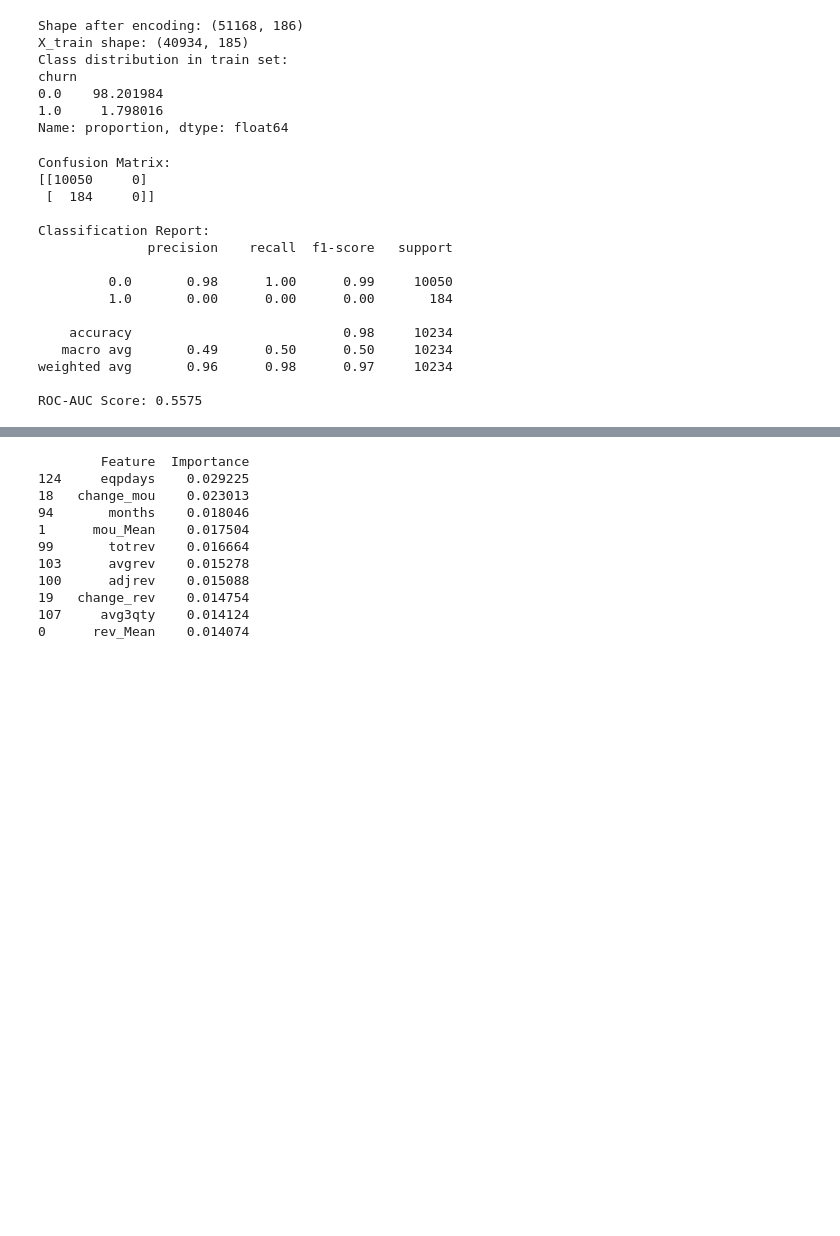
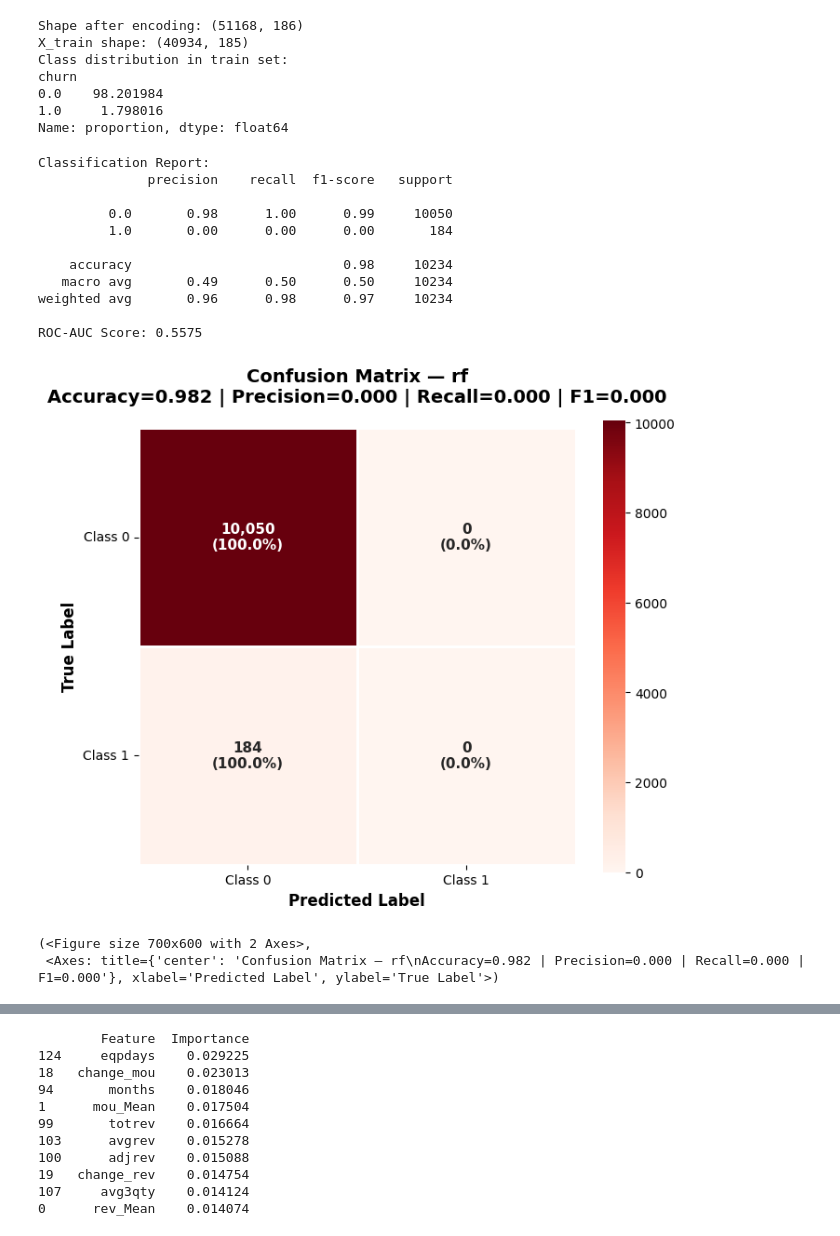
Before and after one commit to AliFazelniya/mlhub, a Jupyter notebook: machine_learning/classification/ds1/main.ipynb, the cells around one changed output, grey strips where cells are left out. Saved outputs shown, nothing was run; the diff lists cells and outputs as text; code cells hidden in the pictures; blank space fills up the shorter version.

```diff
--- a/machine_learning/classification/ds1/main.ipynb
+++ b/machine_learning/classification/ds1/main.ipynb
@@ -106,31 +106,29 @@ Name: proportion, dtype: float64
 # %%
 rf = RandomForestClassifier(n_estimators=100, class_weight='balanced', random_state=42, n_jobs=-1)
 rf.fit(X_train, y_train)
 
 y_pred = rf.predict(X_test)
 y_prob = rf.predict_proba(X_test)[:, 1]
 
-print("Confusion Matrix:")
-print(confusion_matrix(y_test, y_pred))
 print("\nClassification Report:")
 print(classification_report(y_test, y_pred))
 print(f"ROC-AUC Score: {roc_auc_score(y_test, y_prob):.4f}")
+pu.plot_confusion_matrix(y_true = y_test, y_pred = y_pred, model_name = "rf")
 # %% [output]
-Confusion Matrix:
-[[10050     0]
- [  184     0]]
-
 Classification Report:
               precision    recall  f1-score   support
 
          0.0       0.98      1.00      0.99     10050
          1.0       0.00      0.00      0.00       184
 
     accuracy                           0.98     10234
    macro avg       0.49      0.50      0.50     10234
 weighted avg       0.96      0.98      0.97     10234
 
 ROC-AUC Score: 0.5575
+[figure, added]
+(<Figure size 700x600 with 2 Axes>,
+ <Axes: title={'center': 'Confusion Matrix — rf\nAccuracy=0.982 | Precision=0.000 | Recall=0.000 | F1=0.000'}, xlabel='Predicted Label', ylabel='True Label'>)
 # %%
 scale_pos = (y_train == 0).sum() / (y_train == 1).sum()
 
```
Also changed, not shown: parts of 2 cells of this notebook.
